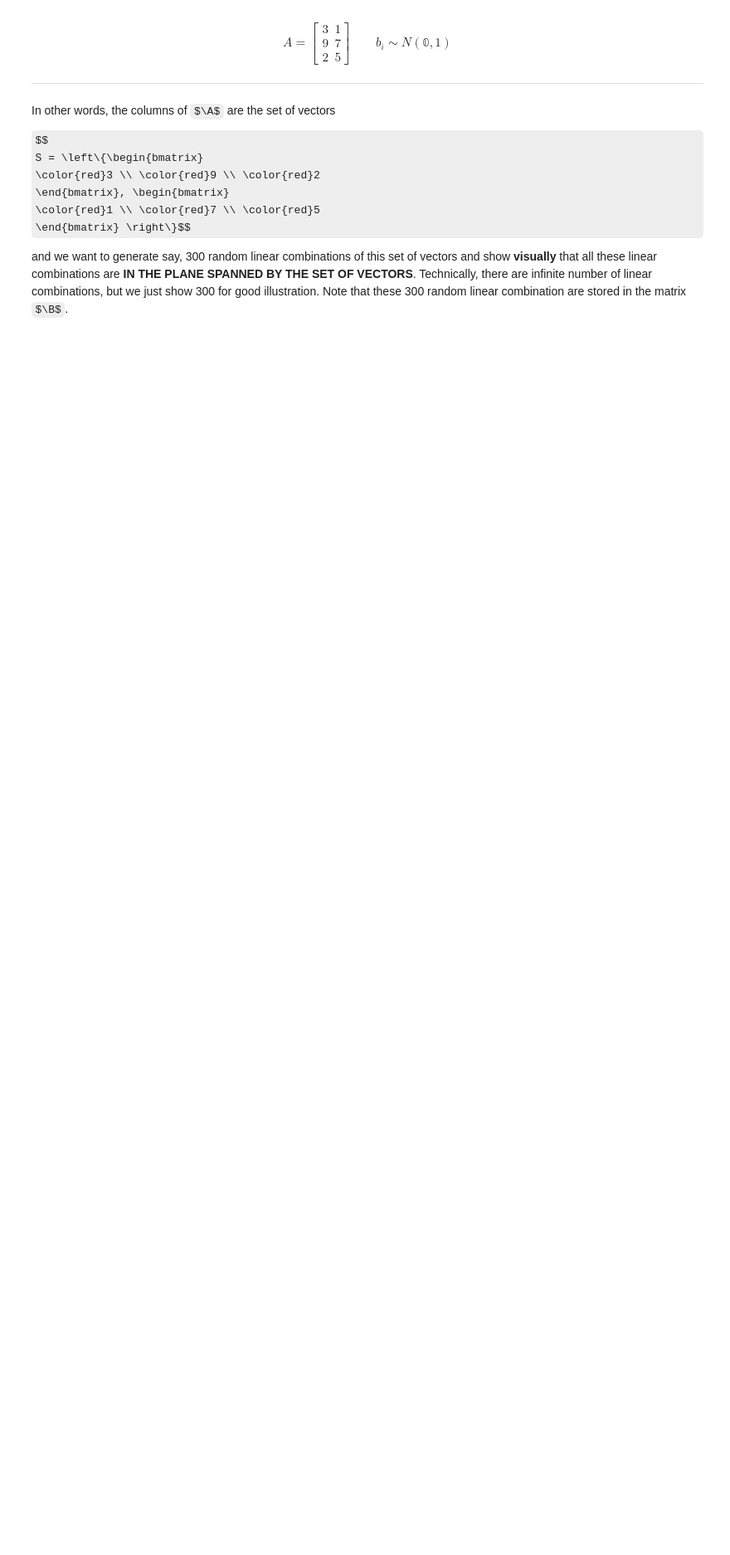
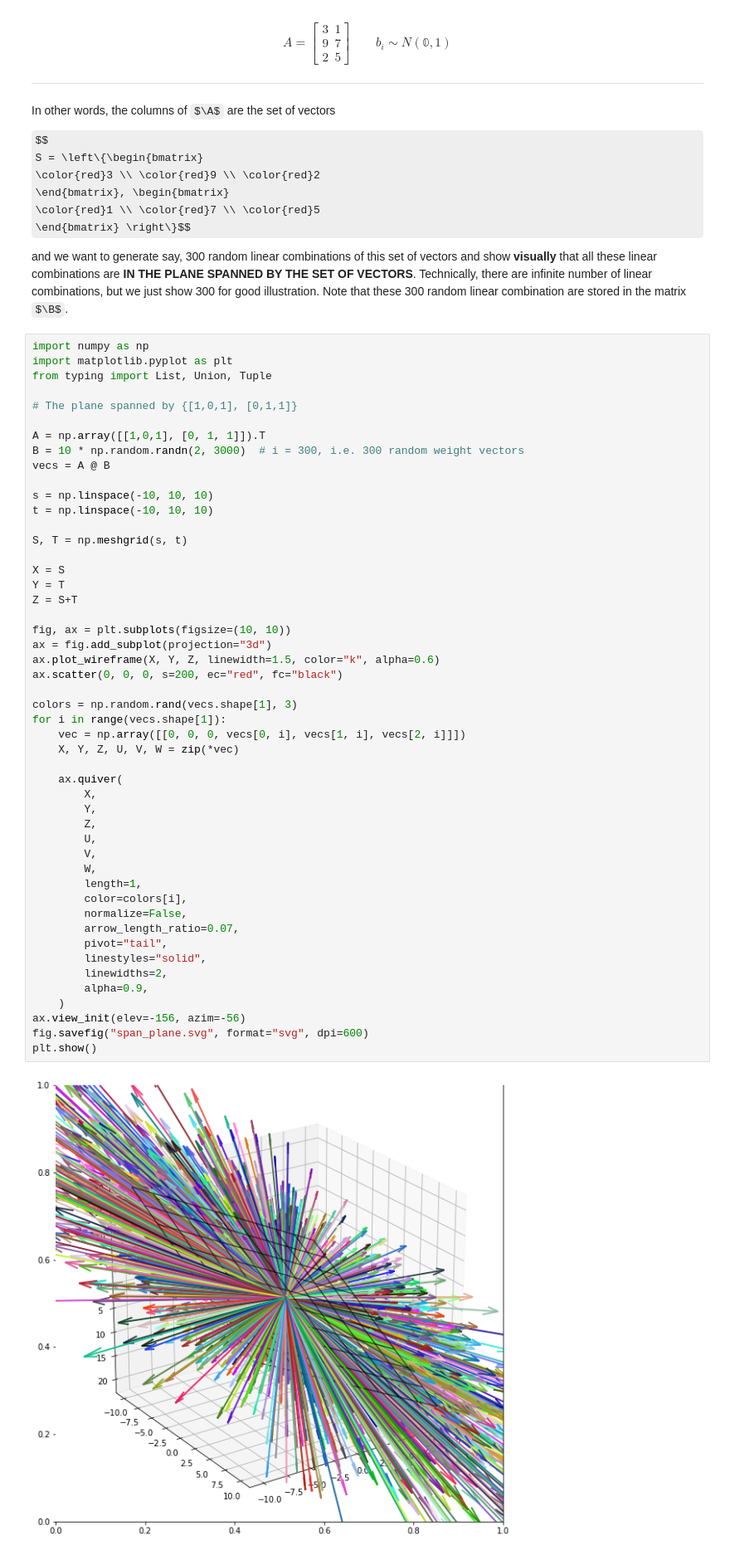
Before and after one commit to ghnreigns/reighns-ml-website, a Jupyter notebook: docs/mathematics/linear_algebra/04_linear_algebra_vector_spaces_vector_span.ipynb, the cells around one changed output. Shown at 83% size. Drawn from its saved outputs; the diff is of its cells as text; some formulas as TeX source; blank space fills up the shorter version.

```diff
--- a/docs/mathematics/linear_algebra/04_linear_algebra_vector_spaces_vector_span.ipynb
+++ b/docs/mathematics/linear_algebra/04_linear_algebra_vector_spaces_vector_span.ipynb
@@ -195,6 +208,57 @@ S = \left\{\begin{bmatrix}
 \end{bmatrix} \right\}$$
 
 and we want to generate say, 300 random linear combinations of this set of vectors and show **visually** that all these linear combinations are **IN THE PLANE SPANNED BY THE SET OF VECTORS**. Technically, there are infinite number of linear combinations, but we just show 300 for good illustration. Note that these 300 random linear combination are stored in the matrix $\B$.
+# %%
+import numpy as np
+import matplotlib.pyplot as plt
+from typing import List, Union, Tuple
+
+# The plane spanned by {[1,0,1], [0,1,1]}
+
+A = np.array([[1,0,1], [0, 1, 1]]).T
+B = 10 * np.random.randn(2, 3000)  # i = 300, i.e. 300 random weight vectors
+vecs = A @ B
+
+s = np.linspace(-10, 10, 10)
+t = np.linspace(-10, 10, 10)
+
+S, T = np.meshgrid(s, t)
+
+X = S
+Y = T
+Z = S+T
+
+fig, ax = plt.subplots(figsize=(10, 10))
+ax = fig.add_subplot(projection="3d")
+ax.plot_wireframe(X, Y, Z, linewidth=1.5, color="k", alpha=0.6)
+ax.scatter(0, 0, 0, s=200, ec="red", fc="black")
+
+colors = np.random.rand(vecs.shape[1], 3)
+for i in range(vecs.shape[1]):
+    vec = np.array([[0, 0, 0, vecs[0, i], vecs[1, i], vecs[2, i]]])
+    X, Y, Z, U, V, W = zip(*vec)
+
+    ax.quiver(
+        X,
+        Y,
+        Z,
+        U,
+        V,
+        W,
+        length=1,
+        color=colors[i],
+        normalize=False,
+        arrow_length_ratio=0.07,
+        pivot="tail",
+        linestyles="solid",
+        linewidths=2,
+        alpha=0.9,
+    )
+ax.view_init(elev=-156, azim=-56)
+fig.savefig("span_plane.svg", format="svg", dpi=600)
+plt.show()
+# %% [output]
+[figure, added]
 # %%
 import numpy as np
 import matplotlib.pyplot as plt
```
Also changed, not shown: parts of 5 cells of this notebook, 4 other files.
